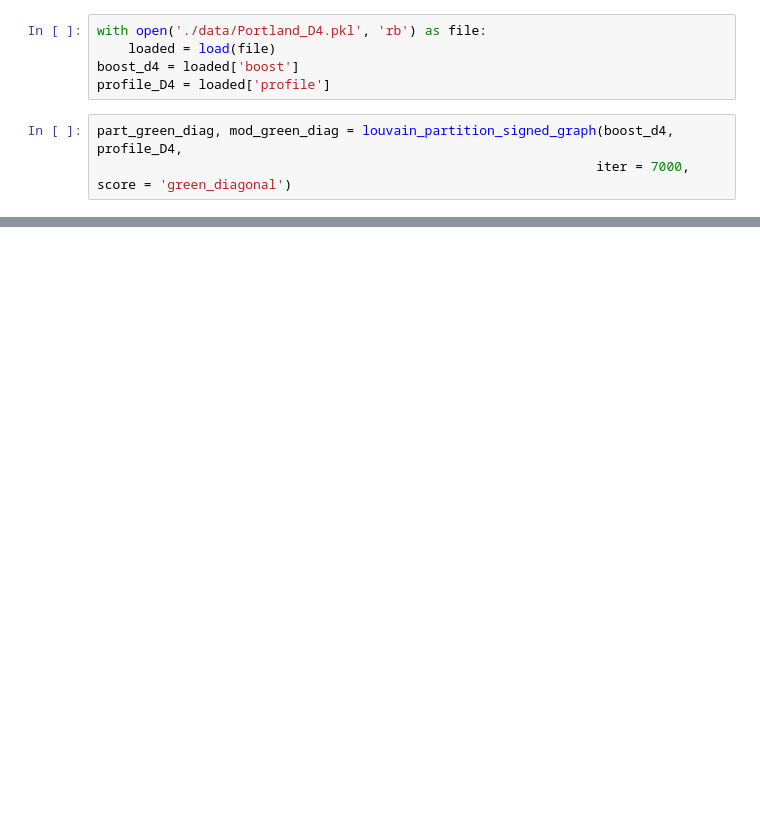
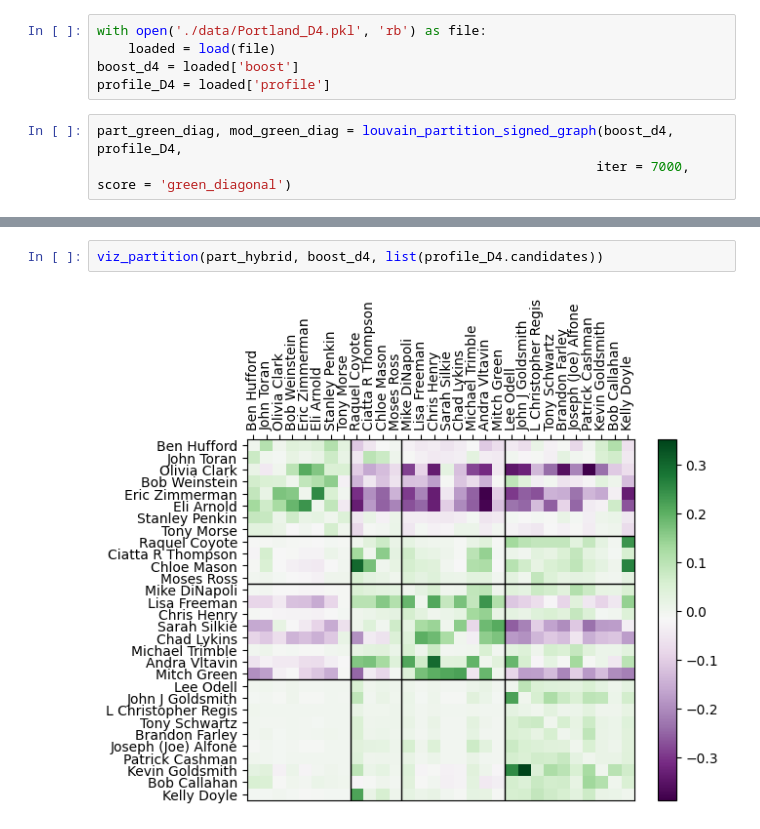
Before and after one commit to mcontrerassc/candidate_matrices, a Jupyter notebook: test_factory_louvain.ipynb, the cells around one changed output, grey strips where cells are left out. Drawn from its saved outputs; the diff is of its cells as text; blank space fills up the shorter version.

```diff
--- a/test_factory_louvain.ipynb
+++ b/test_factory_louvain.ipynb
@@ -35,0 +43,4 @@ viz_partition(part_make_good, boost_d4, list(profile_D4.candidates))
+# %%
+viz_partition(part_hybrid, boost_d4, list(profile_D4.candidates))
+# %% [output]
+[figure, added]
```
Also changed, not shown: parts of 8 cells of this notebook, 1 other file.
